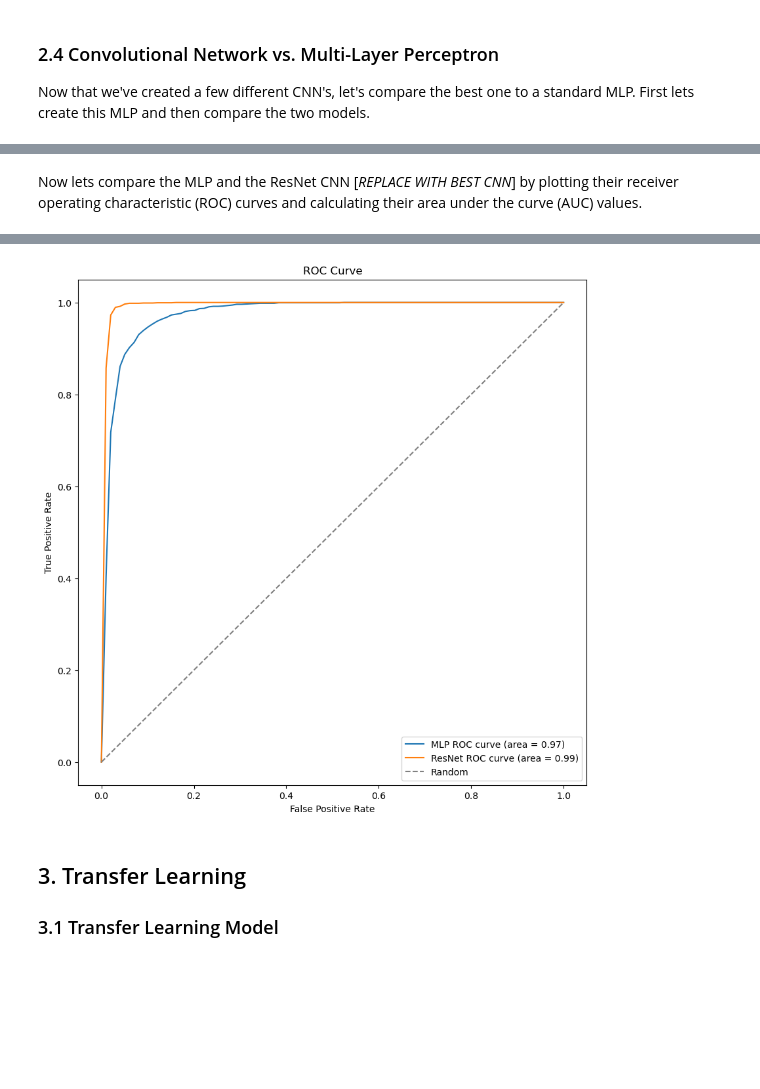
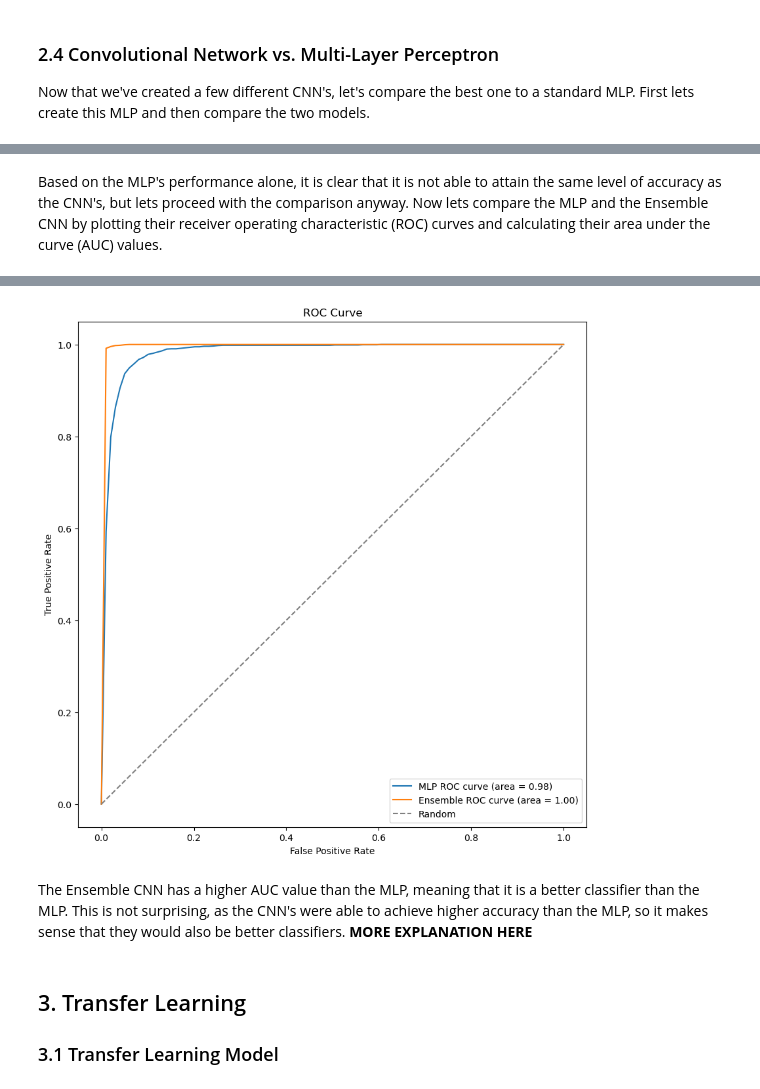
Before and after one commit to Mikecamdo/MachineLearning, a Jupyter notebook: Lab 6/CNNs.ipynb, the cells around one changed output, grey strips where cells are left out. Drawn from its saved outputs; the diff is of its cells as text; code cells hidden in the pictures; blank space fills up the shorter version.

Commit message:
Added modified networks and comparisons

```diff
--- a/Lab 6/CNNs.ipynb
+++ b/Lab 6/CNNs.ipynb
@@ -524,7 +877,8 @@ plt.show()
 # %% [markdown]
-Now lets compare the MLP and the ResNet CNN [*REPLACE WITH BEST CNN*] by plotting their receiver operating characteristic (ROC) curves and calculating their area under the curve (AUC) values.
+Based on the MLP's performance alone, it is clear that it is not able to attain the same level of accuracy as the CNN's, but lets proceed with the comparison anyway.
+Now lets compare the MLP and the Ensemble CNN by plotting their receiver operating characteristic (ROC) curves and calculating their area under the curve (AUC) values.
 # %%
-# Compare the ResNet[best] model to the MLP model using receiver operating characteristic (ROC) curves
+# Compare the Ensemble model to the MLP model using receiver operating characteristic (ROC) curves
 
 from sklearn.metrics import roc_curve, auc
 
@@ -538,16 +892,17 @@ mean_tpr_mlp[0] = 0.0
 roc_auc_mlp = auc(fpr_mlp, tpr_mlp)
 
 # ResNet model
-y_pred_res = resnet.predict(X_test).ravel()
-fpr_res, tpr_res, thresholds_res = roc_curve(y_test, y_pred_res)
-mean_tpr_res = np.interp(mean_fpr, fpr_res, tpr_res)
-mean_tpr_res[0] = 0.0
-roc_auc_res = auc(fpr_res, tpr_res)
+y_pred_ens = cnn_ens.predict(X_test).ravel()
+fpr_ens, tpr_ens, thresholds_ens = roc_curve(y_test, y_pred_ens)
+mean_tpr_ens = np.interp(mean_fpr, fpr_ens, tpr_ens)
+mean_tpr_ens[0] = 0.0
+roc_auc_ens = auc(fpr_ens, tpr_ens)
+
 
 # Plot ROC curves
 plt.figure(figsize=(10,10))
 plt.plot(mean_fpr, mean_tpr_mlp, label='MLP ROC curve (area = %0.2f)' % roc_auc_mlp)
-plt.plot(mean_fpr, mean_tpr_res, label='ResNet ROC curve (area = %0.2f)' % roc_auc_res)
+plt.plot(mean_fpr, mean_tpr_ens, label='Ensemble ROC curve (area = %0.2f)' % roc_auc_ens)
 plt.plot([0, 1], [0, 1], linestyle='--', color='gray', label='Random')
 plt.xlabel('False Positive Rate')
 plt.ylabel('True Positive Rate')
@@ -560,4 +915,6 @@ plt.show()
-[figure, old version]
+[figure, new version]
+# %% [markdown]
+The Ensemble CNN has a higher AUC value than the MLP, meaning that it is a better classifier than the MLP. This is not surprising, as the CNN's were able to achieve higher accuracy than the MLP, so it makes sense that they would also be better classifiers.  **MORE EXPLANATION HERE**
 # %% [markdown]
 ## 3. Transfer Learning
 ### 3.1 Transfer Learning Model
```
Also changed, not shown: parts of 22 cells of this notebook.
